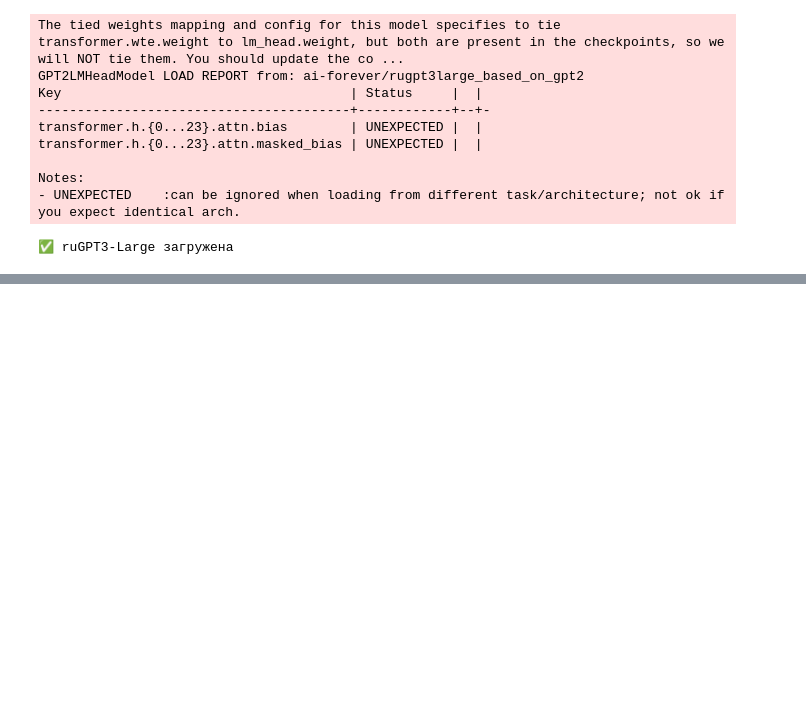
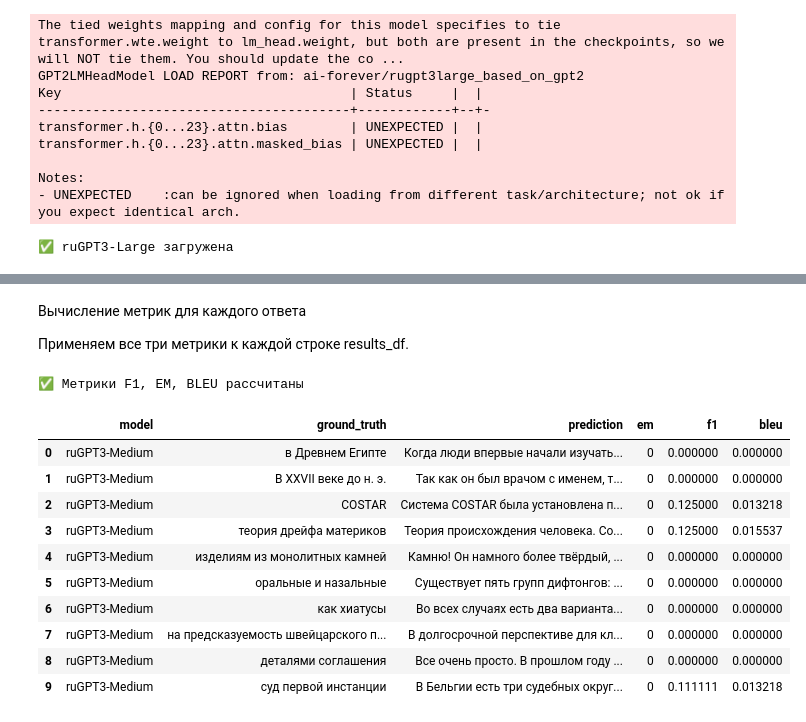
Before and after one commit to felondrum/llm_driven_development_otus, a Jupyter notebook: llm_otus_filippov_hw3.ipynb, the cells around one changed output, grey strips where cells are left out. Cells and saved outputs as stored; diff of their text form; code cells hidden in the pictures; blank space fills up the shorter version.

```diff
--- a/llm_otus_filippov_hw3.ipynb
+++ b/llm_otus_filippov_hw3.ipynb
@@ -238,0 +313,7 @@ Notes:
+# %%
+
+models_config = {
+    'ruGPT3-Medium': (rugpt_model, rugpt_tokenizer, generate_gpt),
+    'ruGPT3-Large':  (rugpt2_model, rugpt2_tokenizer, generate_gpt),
+    'ruT5-Base':     (rut5_model, rut5_tokenizer, generate_t5),
+}
@@ -238,0 +324,16 @@ Notes:
+# %%
+test_idx = 0
+test_ctx = df.iloc[test_idx]['context']
+test_q = df.iloc[test_idx]['question']
+test_gt = df.iloc[test_idx]['ground_truth']
+
+print(f"Вопрос: {test_q}")
+print(f"Эталонный ответ: {test_gt}")
+print("-" * 60)
+
+for name, (model, tokenizer, gen_fn) in models_config.items():
+    try:
+        answer, t = gen_fn(test_ctx, test_q, model, tokenizer)
+        print(f"{name}: {answer} (время: {t:.2f}с)")
+    except Exception as e:
+        print(f"{name}: ОШИБКА — {e}")
@@ -238,0 +451,30 @@ Notes:
+# %% [markdown]
+Вычисление метрик для каждого ответа
+
+Применяем все три метрики к каждой строке results_df.
+# %%
+results_df['em'] = results_df.apply(
+    lambda row: exact_match(row['prediction'], row['ground_truth']), axis=1
+)
+results_df['f1'] = results_df.apply(
+    lambda row: f1_score(row['prediction'], row['ground_truth']), axis=1
+)
+results_df['bleu'] = results_df.apply(
+    lambda row: bleu_score(row['prediction'], row['ground_truth']), axis=1
+)
+
+print("✅ Метрики F1, EM, BLEU рассчитаны")
+results_df[['model', 'ground_truth', 'prediction', 'em', 'f1', 'bleu']].head(10)
+# %% [output]
+✅ Метрики F1, EM, BLEU рассчитаны
+|  | model | ground_truth | prediction | em | f1 | bleu |
+| 0 | ruGPT3-Medium | в Древнем Египте | Когда люди впервые начали изучать... | 0 | 0.000000 | 0.000000 |
+| 1 | ruGPT3-Medium | В XXVII веке до н. э. | Так как он был врачом с именем, т... | 0 | 0.000000 | 0.000000 |
+| 2 | ruGPT3-Medium | COSTAR | Система COSTAR была установлена п... | 0 | 0.125000 | 0.013218 |
+| 3 | ruGPT3-Medium | теория дрейфа материков | Теория происхождения человека. Со... | 0 | 0.125000 | 0.015537 |
+| 4 | ruGPT3-Medium | изделиям из монолитных камней | Камню! Он намного более твёрдый, ... | 0 | 0.000000 | 0.000000 |
+| 5 | ruGPT3-Medium | оральные и назальные | Существует пять групп дифтонгов: ... | 0 | 0.000000 | 0.000000 |
+| 6 | ruGPT3-Medium | как хиатусы | Во всех случаях есть два варианта... | 0 | 0.000000 | 0.000000 |
+| 7 | ruGPT3-Medium | на предсказуемость швейцарского п... | В долгосрочной перспективе для кл... | 0 | 0.000000 | 0.000000 |
+| 8 | ruGPT3-Medium | деталями соглашения | Все очень просто. В прошлом году ... | 0 | 0.000000 | 0.000000 |
+| 9 | ruGPT3-Medium | суд первой инстанции | В Бельгии есть три судебных округ... | 0 | 0.111111 | 0.013218 |
```
Also changed, not shown: parts of 26 cells of this notebook.
